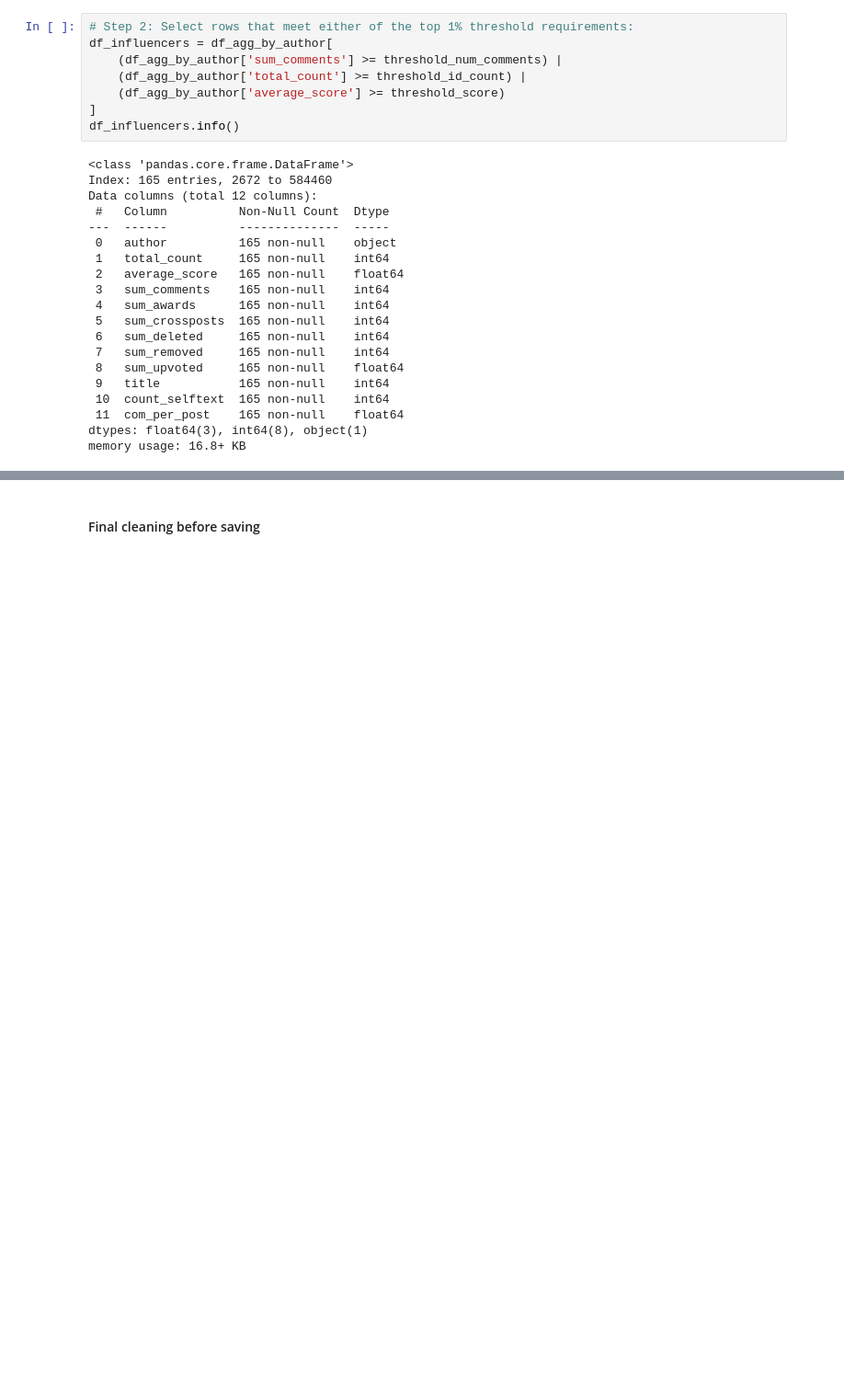
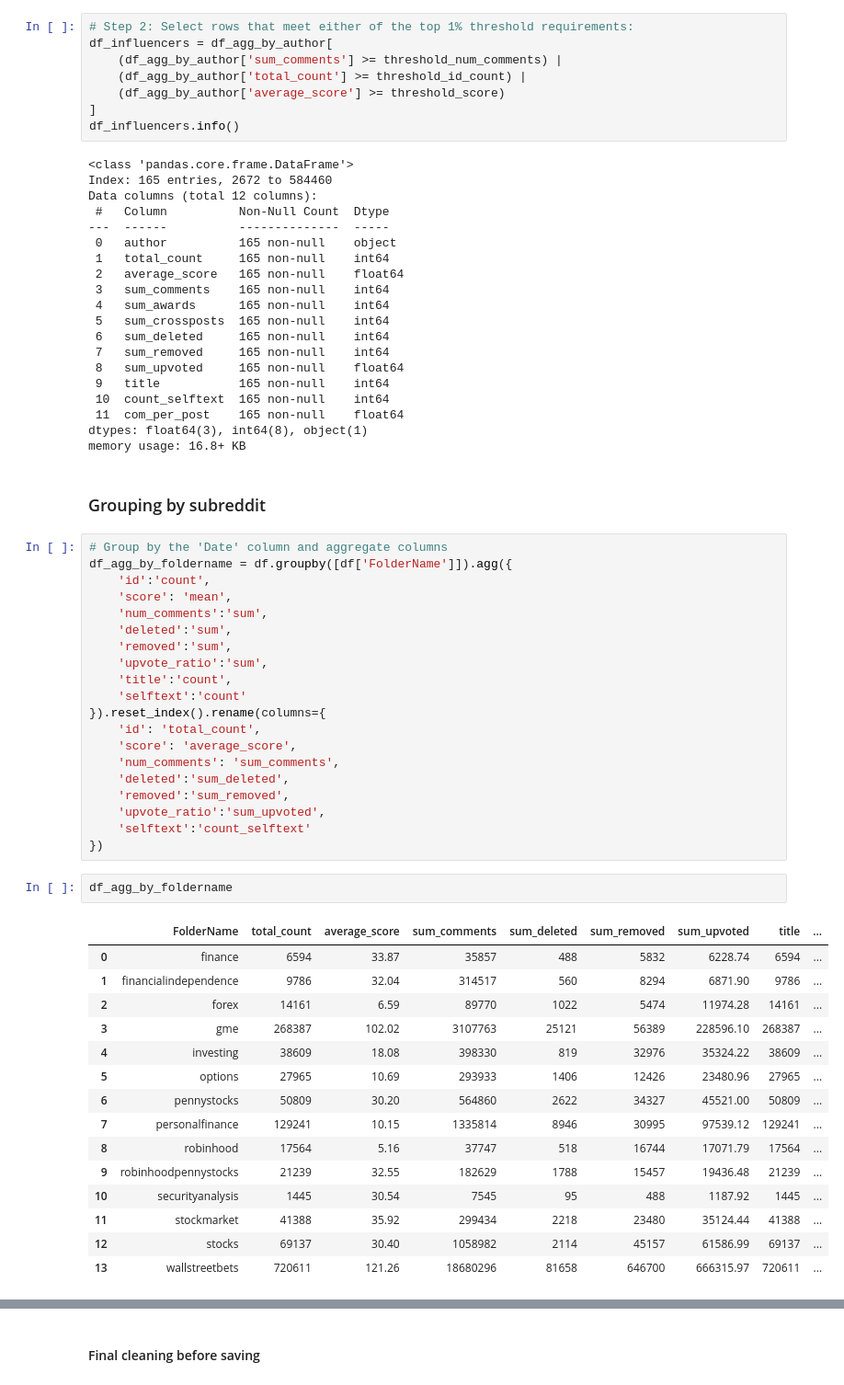
Before and after one commit to lusavkaedu/wallstreetbets, a Jupyter notebook: notebooks/01_data_loading_EDA.ipynb, the cells around one changed output, grey strips where cells are left out. Shown at 92% size. Cells and saved outputs as stored; diff of their text form; blank space fills up the shorter version.

```diff
--- a/notebooks/01_data_loading_EDA.ipynb
+++ b/notebooks/01_data_loading_EDA.ipynb
@@ -1276,3 +1276,43 @@ Data columns (total 12 columns):
  11  com_per_post    165 non-null    float64
 dtypes: float64(3), int64(8), object(1)
 memory usage: 16.8+ KB
+# %% [markdown]
+### Grouping by subreddit
+# %%
+# Group by the 'Date' column and aggregate columns
+df_agg_by_foldername = df.groupby([df['FolderName']]).agg({
+    'id':'count',
+    'score': 'mean',
+    'num_comments':'sum',
+    'deleted':'sum',
+    'removed':'sum',
+    'upvote_ratio':'sum',
+    'title':'count',
+    'selftext':'count'
+}).reset_index().rename(columns={
+    'id': 'total_count',
+    'score': 'average_score',
+    'num_comments': 'sum_comments',
+    'deleted':'sum_deleted',
+    'removed':'sum_removed',
+    'upvote_ratio':'sum_upvoted',
+    'selftext':'count_selftext'
+})
+# %%
+df_agg_by_foldername
+# %% [output]
+|  | FolderName | total_count | average_score | sum_comments | sum_deleted | sum_removed | sum_upvoted | title | ... |
+| 0 | finance | 6594 | 33.87 | 35857 | 488 | 5832 | 6228.74 | 6594 | ... |
+| 1 | financialindependence | 9786 | 32.04 | 314517 | 560 | 8294 | 6871.90 | 9786 | ... |
+| 2 | forex | 14161 | 6.59 | 89770 | 1022 | 5474 | 11974.28 | 14161 | ... |
+| 3 | gme | 268387 | 102.02 | 3107763 | 25121 | 56389 | 228596.10 | 268387 | ... |
+| 4 | investing | 38609 | 18.08 | 398330 | 819 | 32976 | 35324.22 | 38609 | ... |
+| 5 | options | 27965 | 10.69 | 293933 | 1406 | 12426 | 23480.96 | 27965 | ... |
+| 6 | pennystocks | 50809 | 30.20 | 564860 | 2622 | 34327 | 45521.00 | 50809 | ... |
+| 7 | personalfinance | 129241 | 10.15 | 1335814 | 8946 | 30995 | 97539.12 | 129241 | ... |
+| 8 | robinhood | 17564 | 5.16 | 37747 | 518 | 16744 | 17071.79 | 17564 | ... |
+| 9 | robinhoodpennystocks | 21239 | 32.55 | 182629 | 1788 | 15457 | 19436.48 | 21239 | ... |
+| 10 | securityanalysis | 1445 | 30.54 | 7545 | 95 | 488 | 1187.92 | 1445 | ... |
+| 11 | stockmarket | 41388 | 35.92 | 299434 | 2218 | 23480 | 35124.44 | 41388 | ... |
+| 12 | stocks | 69137 | 30.40 | 1058982 | 2114 | 45157 | 61586.99 | 69137 | ... |
+| 13 | wallstreetbets | 720611 | 121.26 | 18680296 | 81658 | 646700 | 666315.97 | 720611 | ... |
```
Also changed, not shown: parts of 10 cells of this notebook.
